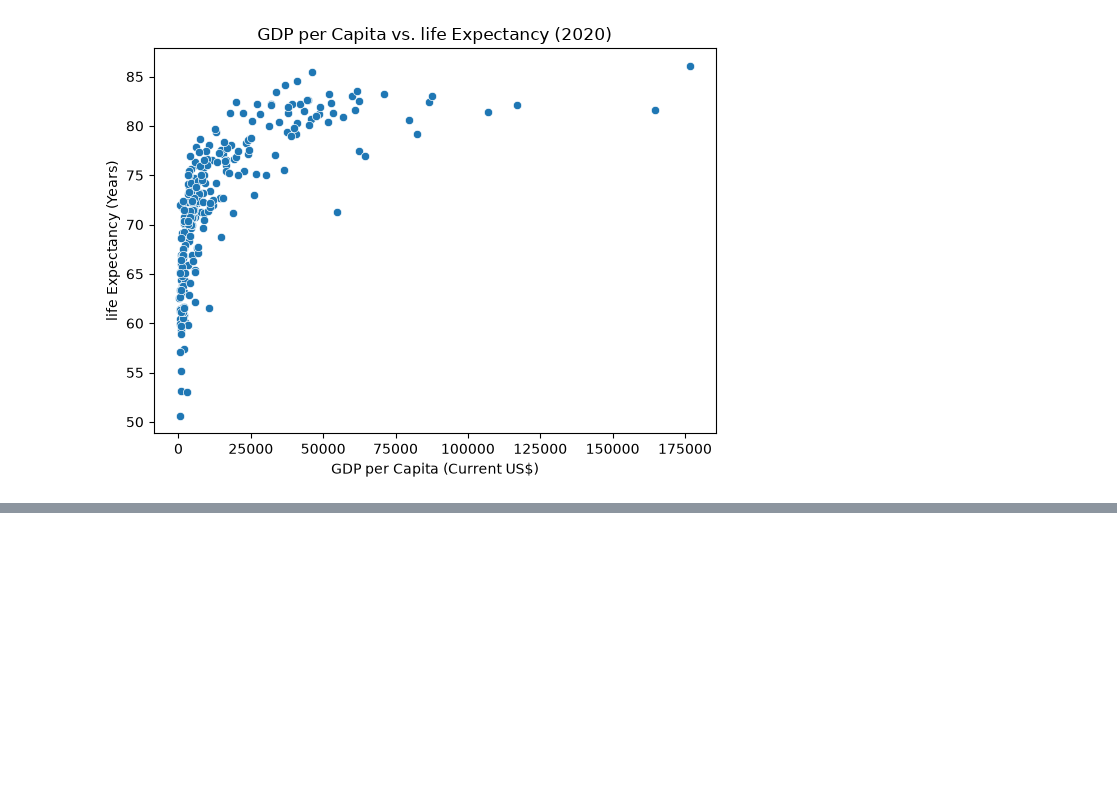
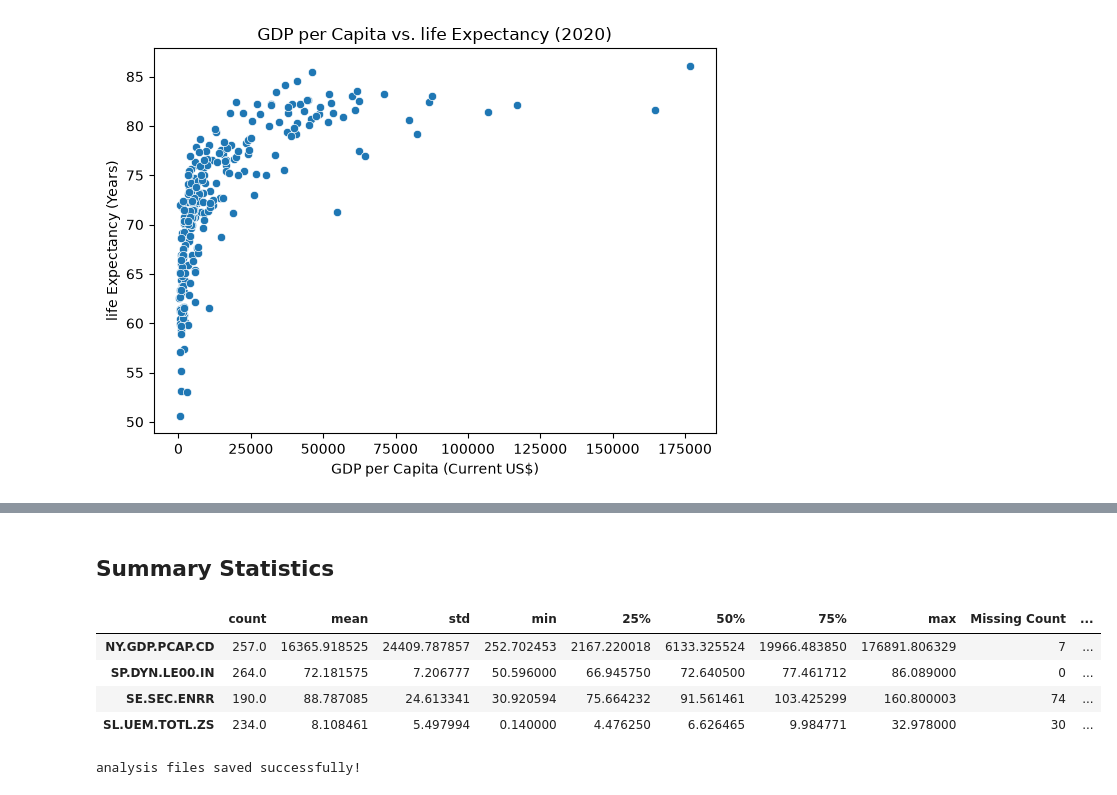
Before and after one commit to arezooadavi/world-development-indicators-analysis, a Jupyter notebook: WDI_Project.ipynb, the cells around one changed output, grey strips where cells are left out. Cells and saved outputs as stored; diff of their text form; code cells hidden in the pictures; blank space fills up the shorter version.

Commit message:
Restore complete analysis notebook

```diff
--- a/WDI_Project.ipynb
+++ b/WDI_Project.ipynb
@@ -474,0 +558,19 @@ correlation: 0.64
+# %% [markdown]
+## Summary Statistics
+# %%
+summary_statistics=country_df[Indicator_columns].describe().T
+summary_statistics["Missing Count"]=(country_df[Indicator_columns].isnull().sum())
+summary_statistics["Missing Percentage"]=((country_df[Indicator_columns].isnull().mean()*100).round(2))
+display(summary_statistics)
+# %% [output]
+|  | count | mean | std | min | 25% | 50% | 75% | max | Missing Count | ... |
+| NY.GDP.PCAP.CD | 257.0 | 16365.918525 | 24409.787857 | 252.702453 | 2167.220018 | 6133.325524 | 19966.483850 | 176891.806329 | 7 | ... |
+| SP.DYN.LE00.IN | 264.0 | 72.181575 | 7.206777 | 50.596000 | 66.945750 | 72.640500 | 77.461712 | 86.089000 | 0 | ... |
+| SE.SEC.ENRR | 190.0 | 88.787085 | 24.613341 | 30.920594 | 75.664232 | 91.561461 | 103.425299 | 160.800003 | 74 | ... |
+| SL.UEM.TOTL.ZS | 234.0 | 8.108461 | 5.497994 | 0.140000 | 4.476250 | 6.626465 | 9.984771 | 32.978000 | 30 | ... |
+# %%
+country_df.to_csv("WDL_Development_Analysis.csv",index=False,encoding="utf _8_sig")
+summary_statistics.to_csv("WDL_Statistics.csv",encoding="utf_8_sig")
+print('analysis files saved successfully!')
+# %% [output]
+analysis files saved successfully!
```
Also changed, not shown: parts of 8 cells of this notebook.
